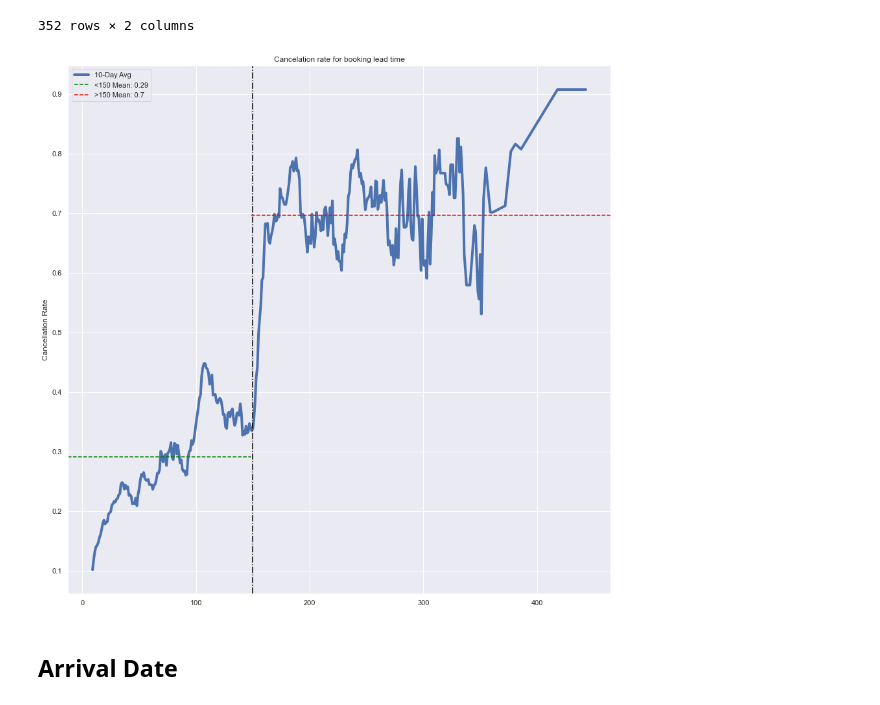
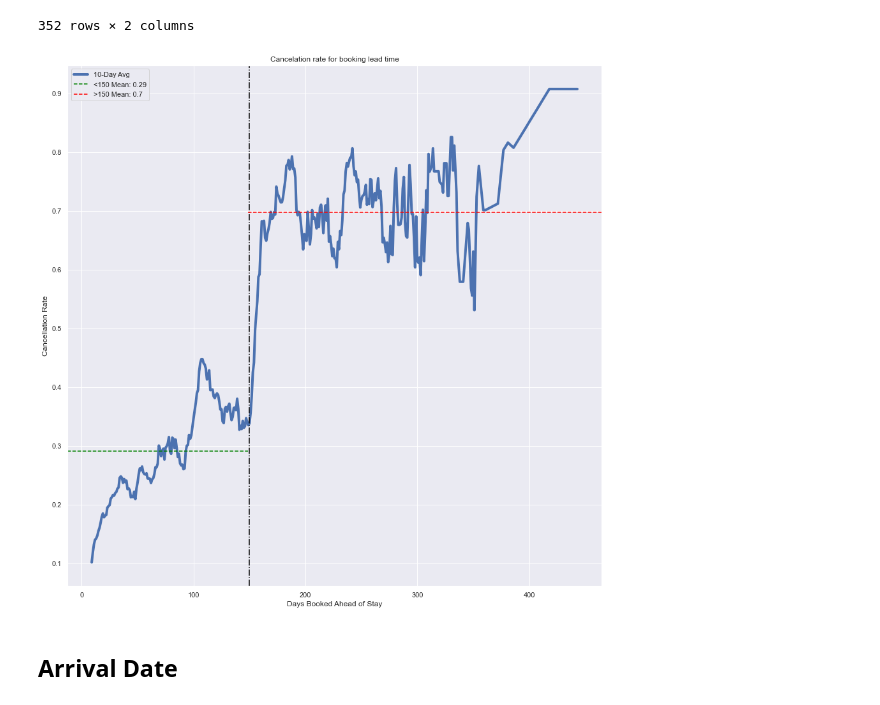
Before and after one commit to mduncan23/Hotel_Cancellation_Predictor, a Jupyter notebook: Hotel_Cancellation_Notebook-Clean.ipynb, the cells around one changed output. Drawn from its saved outputs; the diff is of its cells as text; code cells hidden in the pictures.

```diff
--- a/Hotel_Cancellation_Notebook-Clean.ipynb
+++ b/Hotel_Cancellation_Notebook-Clean.ipynb
@@ -331,23 +332,24 @@ prop_lead
 # %%
 fig, ax = plt.subplots(figsize=(15,15))
 # prop_lead['lead_time'].plot(ax=ax)
 prop_lead['SMA10'].plot(ax=ax, linewidth=4, style='-', label='10-Day Avg'),
 ax.axvline(150, c='black',  linestyle='-.')
 ax.axhline(y=prop_lead['SMA10'].iloc[:151].mean(),
            xmax=(150/prop_lead.index.max()),
           label=f'<150 Mean: {round(prop_lead["SMA10"].iloc[:151].mean(), 2)}',
           color='green',
           linestyle='--')
 ax.axhline(y=prop_lead['SMA10'].iloc[151:].mean(),
            xmin=(150/prop_lead.index.max()),
           label=f'>150 Mean: {round(prop_lead["SMA10"].iloc[151:].mean(), 2)}',
           color='red',
           linestyle='--')
 ax.set_title('Cancelation rate for booking lead time')
 ax.set_ylabel('Cancellation Rate')
+ax.set_xlabel('Days Booked Ahead of Stay')
 ax.legend();
 # %% [output]
-[figure, old version]
+[figure, new version]
 # %% [markdown]
 ## Arrival Date
 # %% [markdown]
```
Also changed, not shown: parts of 28 cells of this notebook, 1 other file.
